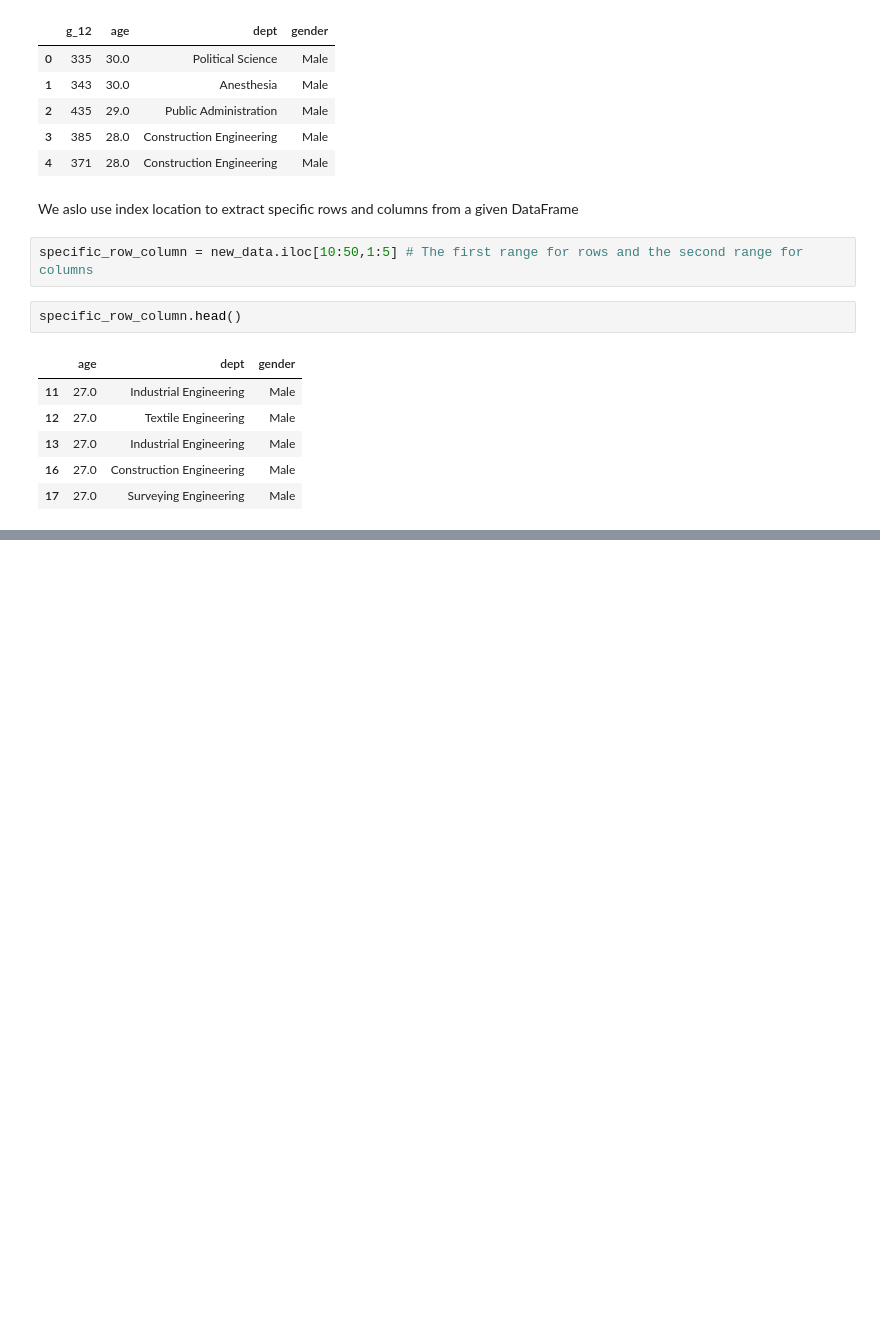
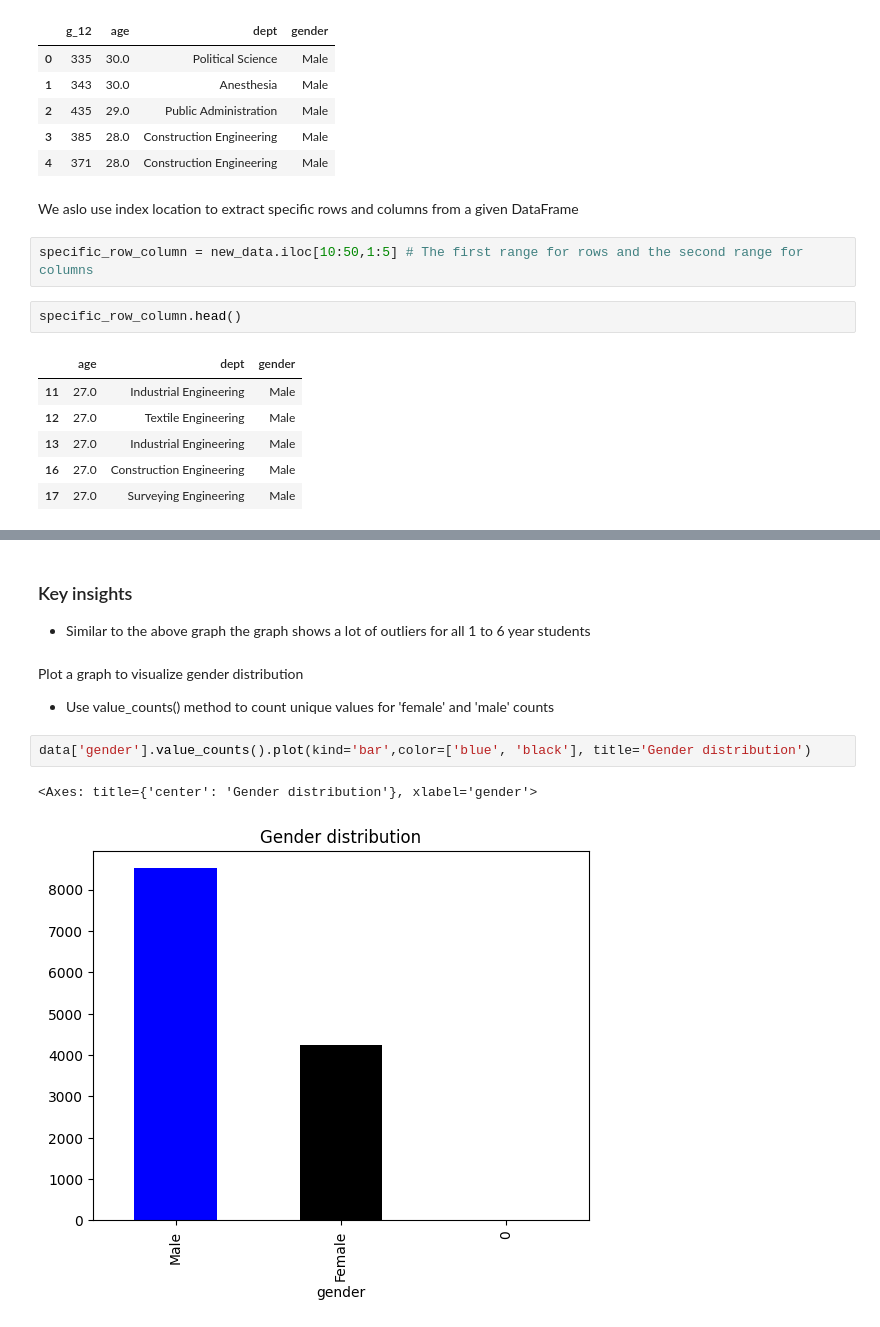
Before and after one commit to ake369/python_tutorial, a Jupyter notebook: notebooks/pandas.ipynb, the cells around one changed output, grey strips where cells are left out. Cells and saved outputs as stored; diff of their text form; blank space fills up the shorter version.

```diff
--- a/notebooks/pandas.ipynb
+++ b/notebooks/pandas.ipynb
@@ -167,0 +207,11 @@ specific_row_column.head()
+# %% [markdown]
+### Key insights
+- Similar to the above graph the graph shows a lot of outliers for all 1 to 6 year students
+# %% [markdown]
+Plot a graph to visualize gender distribution
+- Use value_counts() method to count unique values for 'female' and 'male' counts
+# %%
+data['gender'].value_counts().plot(kind='bar',color=['blue', 'black'], title='Gender distribution')
+# %% [output]
+<Axes: title={'center': 'Gender distribution'}, xlabel='gender'>
+[figure, added]
```
Also changed, not shown: parts of 20 cells of this notebook.
